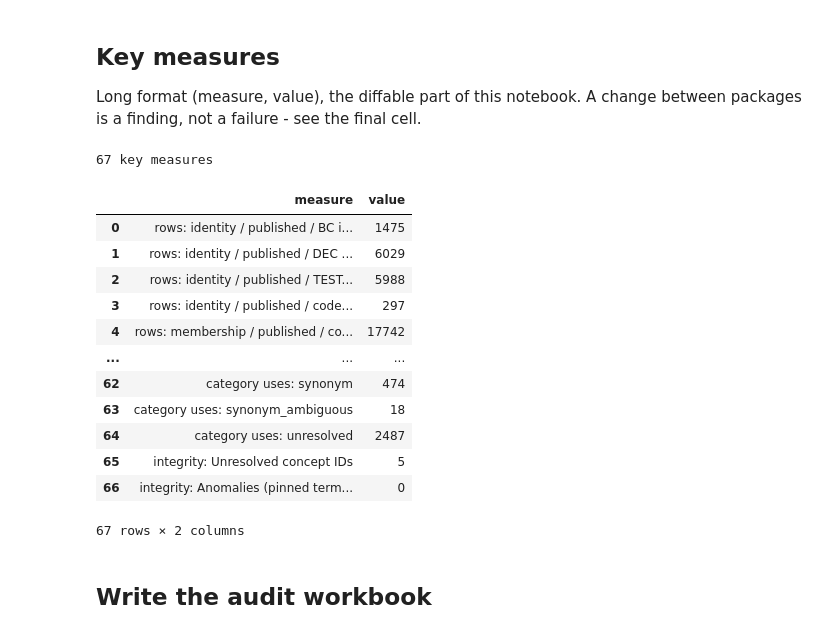
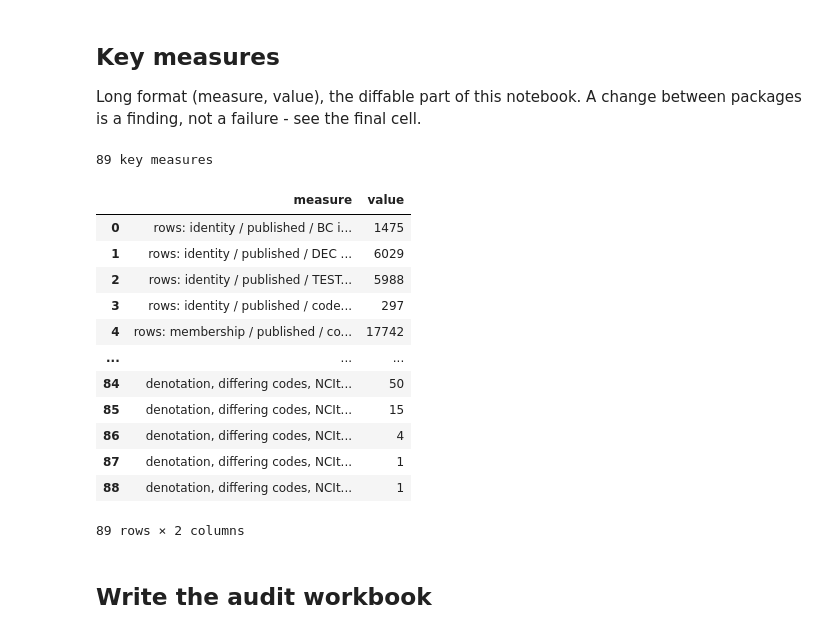
Before and after one commit to kerfors/cdisc-for-ai, a Jupyter notebook: link-semantics/notebooks/Link_Kind_Audit.ipynb, the cells around one changed output. Saved outputs shown, nothing was run; the diff lists cells and outputs as text; code cells hidden in the pictures.

```diff
--- a/link-semantics/notebooks/Link_Kind_Audit.ipynb
+++ b/link-semantics/notebooks/Link_Kind_Audit.ipynb
@@ -48,8 +52,12 @@ GRAPH_CT = REPO / "cosmos-graph" / "interim" / "COSMoS_Graph_CT.xlsx"
 TEST_IDENTITY = REPO / "sdtm-test-codes" / "machine_actionable" / "SDTM_Test_Identity.xlsx"
 INSTRUMENT_IDENTITY = REPO / "sdtm-test-codes" / "machine_actionable" / "SDTM_Instrument_Identity.xlsx"
 CROSS_REFS = REPO / "sdtm-test-codes" / "interim" / "Codelist_Cross_References.xlsx"
+# Gitignored local copies: SDTMIG/SDTM variable tables (cdisc.org sign-in), NCIt Thesaurus (NCI EVS)
+SDTMIG_CSV = REPO / "sdtm-domain-reference" / "downloads" / "SDTMIG_v3.4.csv"
+SDTM_MODEL_CSV = REPO / "sdtm-domain-reference" / "downloads" / "SDTM_v2.0.csv"
+THESAURUS = REPO / "sdtm-test-codes" / "downloads" / "Thesaurus.txt"
 
-for path in [GRAPH, GRAPH_CT, TEST_IDENTITY, INSTRUMENT_IDENTITY, CROSS_REFS]:
+for path in [GRAPH, GRAPH_CT, TEST_IDENTITY, INSTRUMENT_IDENTITY, CROSS_REFS, SDTMIG_CSV, SDTM_MODEL_CSV, THESAURUS]:
     if not path.exists():
         raise FileNotFoundError(f"{path} not found - run this notebook from link-semantics/notebooks/")
 
@@ -63,7 +71,7 @@ SHEETS = {}
 def sheet(path, name):
     key = (path.name, name)
     if key not in SHEETS:
-        SHEETS[key] = pd.read_excel(path, sheet_name=name)
+        SHEETS[key] = pd.read_csv(path, dtype=str) if path.suffix == ".csv" else pd.read_excel(path, sheet_name=name)
     return SHEETS[key]
 # %% [markdown]
 ## Pins
@@ -314,6 +329,28 @@ INVENTORY = [
         "filter": None,
         "justification": None,
     },
+    {
+        "link_kind": "binding",
+        "statement": "domain variable draws values from codelist (SDTMIG v3.4)",
+        "provenance": "published",
+        "path": SDTMIG_CSV,
+        "sheet": "(csv)",
+        "subject": ["Dataset Name", "Variable Name"],
+        "object": "CDISC CT Codelist Code(s)",
+        "filter": "`CDISC CT Codelist Code(s)`.notna()",
+        "justification": None,
+    },
+    {
+        "link_kind": "denotation",
+        "statement": "model variable means an NCIt concept (SDTM v2.0)",
+        "provenance": "published",
+        "path": SDTM_MODEL_CSV,
+        "sheet": "(csv)",
+        "subject": ["Class", "Dataset Name", "Variable Name"],
+        "object": "Variable C-Code",
+        "filter": "`Variable C-Code`.notna()",
+        "justification": None,
+    },
 ]
 
 print(len(INVENTORY), "inventory entries")
@@ -777,40 +975,43 @@ def measures(df, prefix, label_cols, value_col):
 
 state_totals = states[["assigned", "value_list", "open"]].sum().rename_axis("state").reset_index(name="variables")
 
 key_measures = pd.concat(
     [
         measures(audit, "rows", ["link_kind", "provenance", "statement"], "rows"),
         measures(summary, "rows per link kind", ["link_kind", "provenance"], "rows"),
         measures(grain, "LOINC", ["measure"], "count"),
         measures(value_list_detail, "value lists: variables", ["scope"], "variables"),
         measures(subset_naming, "subset_codelist naming", ["measure"], "count"),
         measures(no_codelist_suffixes[no_codelist_suffixes["result_variable"]], "no-codelist value lists on result variables", ["suffix"], "variables"),
         measures(state_totals, "assignment state", ["state"], "variables"),
         measures(category_status, "category tokens", ["status"], "tokens"),
         measures(category_status, "category uses", ["status"], "uses"),
         measures(checks, "integrity", ["check"], "rows"),
+        measures(binding_counts, "binding vs SDTMIG v3.4", ["result"], "pairs"),
+        measures(denotation_counts, "denotation vs SDTM v2.0", ["result"], "pairs"),
+        measures(relation_counts, "denotation, differing codes, NCIt relation", ["relation"], "pairs"),
     ],
     ignore_index=True,
 )
 if key_measures["measure"].duplicated().any():
     raise ValueError("duplicate measure names: " + ", ".join(key_measures.loc[key_measures["measure"].duplicated(), "measure"]))
 print(len(key_measures), "key measures")
 key_measures
 # %% [output]
-67 key measures
+89 key measures
 |  | measure | value |
 | 0 | rows: identity / published / BC i... | 1475 |
 | 1 | rows: identity / published / DEC ... | 6029 |
 | 2 | rows: identity / published / TEST... | 5988 |
 | 3 | rows: identity / published / code... | 297 |
 | 4 | rows: membership / published / co... | 17742 |
 | ... | ... | ... |
-| 62 | category uses: synonym | 474 |
-| 63 | category uses: synonym_ambiguous | 18 |
-| 64 | category uses: unresolved | 2487 |
-| 65 | integrity: Unresolved concept IDs | 5 |
-| 66 | integrity: Anomalies (pinned term... | 0 |
+| 84 | denotation, differing codes, NCIt... | 50 |
+| 85 | denotation, differing codes, NCIt... | 15 |
+| 86 | denotation, differing codes, NCIt... | 4 |
+| 87 | denotation, differing codes, NCIt... | 1 |
+| 88 | denotation, differing codes, NCIt... | 1 |
-67 rows × 2 columns
+89 rows × 2 columns
 # %% [markdown]
 ## Write the audit workbook
 # %%
```
Also changed, not shown: parts of 8 cells of this notebook, 1 other file.
